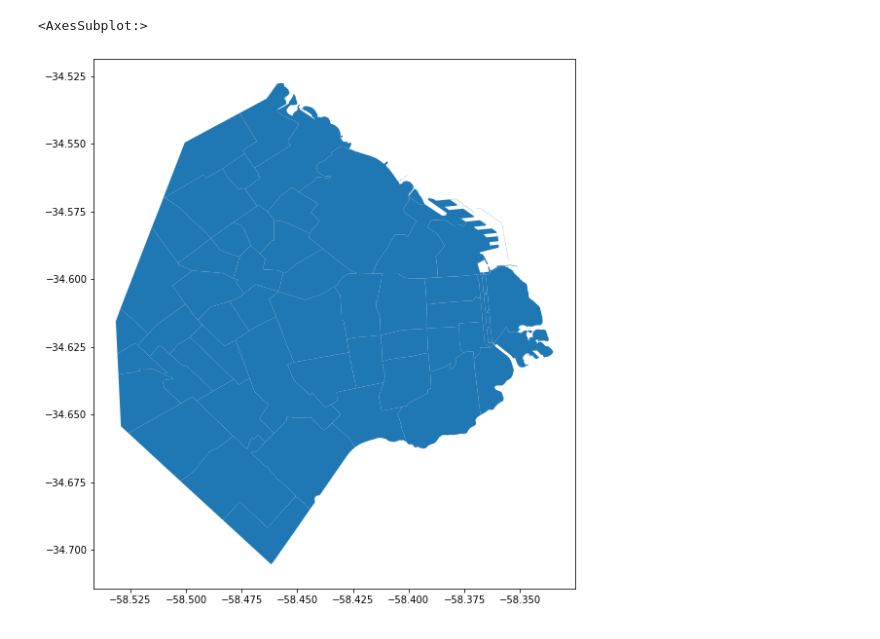
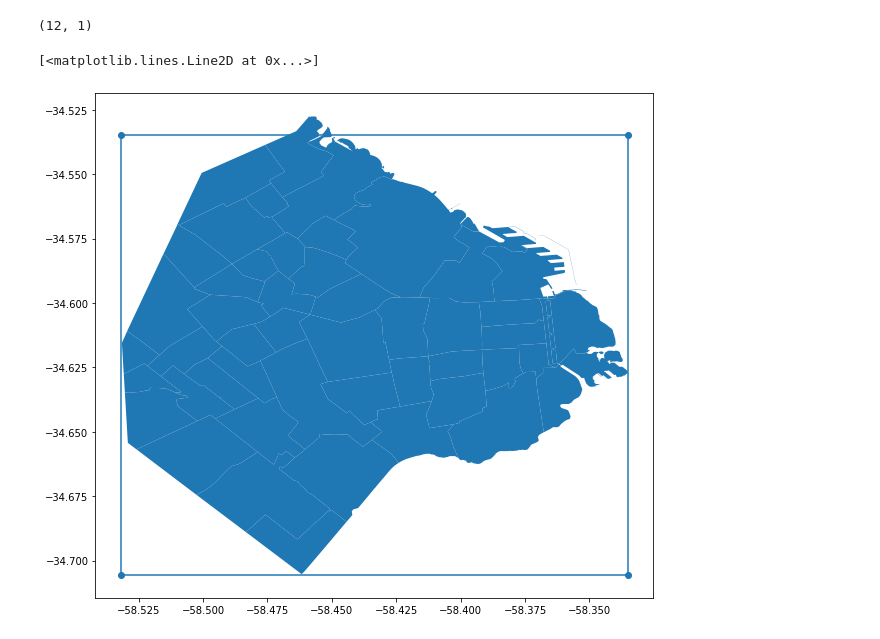
Before and after one commit to julietahocsman/goproject, a Jupyter notebook: notebooks/map.ipynb, the cells around one changed output. Saved outputs shown, nothing was run; the diff lists cells and outputs as text; code cells hidden in the pictures.

```diff
--- a/notebooks/map.ipynb
+++ b/notebooks/map.ipynb
@@ -12,3 +12,9 @@ warnings.filterwarnings('ignore')
 
 
 bsas_map = gpd.read_file('../gopa_data/barrios-ciudad')
+# %%
+df_corners = pd.read_csv('../raw_data/fourcorners.csv', ',')
+epsg = 'epsg:3857'
+geometry = [Point(xy) for xy in zip(df_corners['lon'], df_corners['lat'])]
+geo_df_corners = gpd.GeoDataFrame(df_corners, crs = epsg, geometry = geometry)
+geo_df_corners
@@ -15,6 +27,58 @@ bsas_map = gpd.read_file('../gopa_data/barrios-ciudad')
+# %%
+# rows = 10
+# columns = 5
+# x=-58.425
+# y= -34.55
+
+def row_column(x, y, columns=20, rows=20):
+    nw_lat = geo_df_corners.lat[0]
+    nw_lon = geo_df_corners.lon[0]
+    ne_lat = geo_df_corners.lat[1]
+    ne_lon = geo_df_corners.lon[1]
+    se_lat = geo_df_corners.lat[2]
+    se_lon = geo_df_corners.lon[2]
+    sw_lat = geo_df_corners.lat[3]
+    sw_lon = geo_df_corners.lon[3]
+
+    lat_dist_total = abs(nw_lat - sw_lat)
+    lon_dist_total = abs(se_lon - sw_lon)
+
+    lat_dist_ind = lat_dist_total/rows
+    lon_dist_ind = lon_dist_total/columns
+
+    ranges_columns = []
+    ranges_rows = []
+
+
+    for i in range(columns+1):
+        ranges_columns.append(sw_lon+(lon_dist_ind*i))
+    for j in range(rows+1):
+        ranges_rows.append(sw_lat+(lat_dist_ind*j))
+
+    for i in ranges_columns:
+        if abs(x) > abs(i):
+            column = ranges_columns.index(i)
+            break
+
+    for i in ranges_rows:
+        if abs(y) > abs(i):
+            row = ranges_rows.index(i)
+            break
+
+    return column, row
+
+
+
+row_column(x=-58.415, y= -34.700, columns=20, rows=20)
+# %% [output]
+(12, 1)
 # %%
 fig,ax = plt.subplots(figsize = (10,10))
 bsas_map.plot(ax=ax)
+geo_df_corners.plot(ax=ax)
+x_values = [geo_df_corners.lon[0], geo_df_corners.lon[1], geo_df_corners.lon[2], geo_df_corners.lon[3], geo_df_corners.lon[3], geo_df_corners.lon[0]]
+y_values = [geo_df_corners.lat[0], geo_df_corners.lat[1], geo_df_corners.lat[2], geo_df_corners.lat[3], geo_df_corners.lat[3], geo_df_corners.lat[0]]
+plt.plot(x_values,y_values)
 # %% [output]
-<AxesSubplot:>
+[<matplotlib.lines.Line2D at 0x...>]
-[figure, old version]
+[figure, new version]
```
Also changed, not shown: parts of 34 cells of this notebook.
